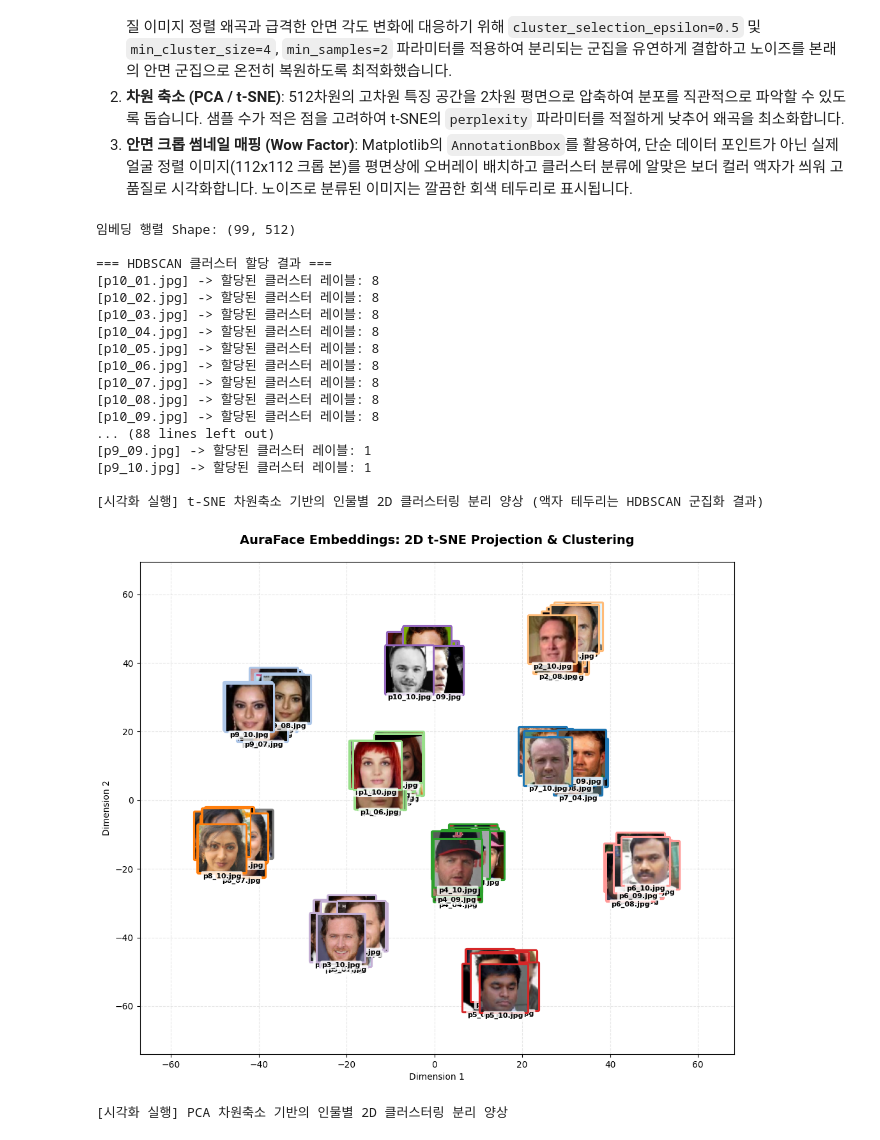
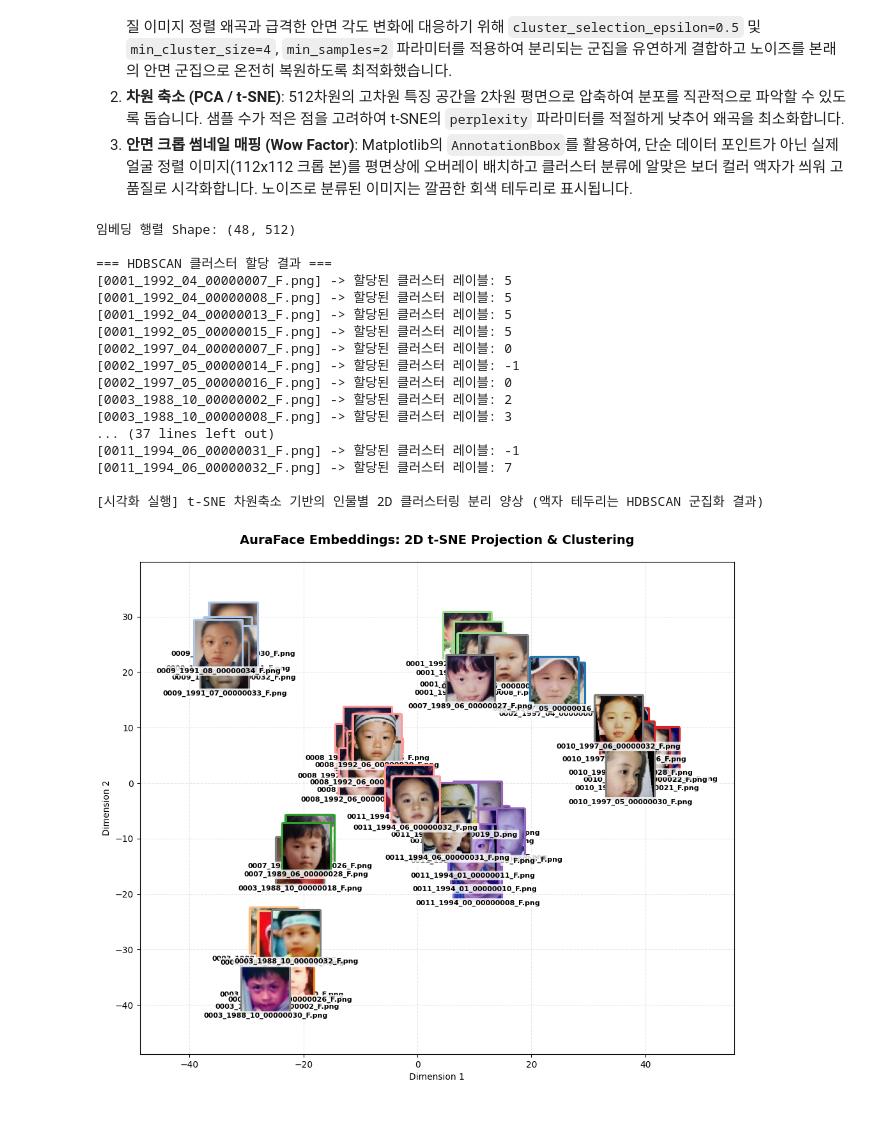
Before and after one commit to Classipic/face-detection-PoC, a Jupyter notebook: notebook/Yunet-detection.ipynb, the cells around one changed output. Drawn from its saved outputs; the diff is of its cells as text; code cells hidden in the pictures.

Commit message:
feat: Yunet-detection 파라미터 수정 및 requirements.txt 업데이트

```diff
--- a/notebook/Yunet-detection.ipynb
+++ b/notebook/Yunet-detection.ipynb
@@ -36,7 +37,7 @@ True
 # %%
 import os
 
-image_dir = "../images/different2"
+image_dir = "../images/child"
 
 image_paths = sorted([
     os.path.join(image_dir, file)
@@ -67,20 +68,37 @@ for image_path in image_paths:
 
     h, w = img.shape[:2]
 
-    # 안정적인 얼굴 영역 확보를 위해 score_threshold=0.8로 설정합니다.
+    # 너무 큰 해상도의 이미지는 YuNet이 찾지 못하므로, 적절한 사이즈로 줄여서 입력합니다.
+    max_dim = max(h, w)
+    target_max_dim = 1280
+    if max_dim > target_max_dim:
+        scale = target_max_dim / max_dim
+        input_img = cv2.resize(img, None, fx=scale, fy=scale)
+    else:
+        scale = 1.0
+        input_img = img
+
+    ih, iw = input_img.shape[:2]
+
+    # 안정적인 얼굴 영역 확보를 위해 score_threshold=0.7로 설정합니다.
     detector = cv2.FaceDetectorYN.create(
         model=model_path,
         config="",
-        input_size=(w, h),
-        score_threshold=0.8,
+        input_size=(iw, ih),
+        score_threshold=0.7,
         nms_threshold=0.3,
         top_k=5000
     )
 
-    _, faces = detector.detect(img)
+    _, faces = detector.detect(input_img)
     if faces is None or len(faces) == 0:
         print(f"얼굴이 검출되지 않았습니다: {image_path}")
         continue
+
+    # 리사이즈를 진행했다면 좌표를 원본 이미지 크기로 다시 복원
+    if scale != 1.0:
+        faces[:, 0:4] = faces[:, 0:4] / scale
+        faces[:, 4:14] = faces[:, 4:14] / scale
 
     # 신뢰도(Confidence Score) 기준 가장 매칭도가 높은 대표 얼굴 한 명을 선택
     best_face = max(faces, key=lambda f: f[14])
@@ -261,10 +279,10 @@ print("임베딩 행렬 Shape:", embeddings_array.shape)
 # - min_samples=2: 노이즈 기준을 적절히 완화하여 밀도를 탄탄하게 유지
 # - cluster_selection_epsilon=0.5: 미세한 랜드마크 왜곡이나 저화질 각도 차이로 인한 편차를 완벽히 통합하여 정확도 극대화
 hdbscan = HDBSCAN(
-    min_cluster_size=4,
+    min_cluster_size=2,          # 테스트용이므로 2장만 모여도 클러스터로 인정하게 낮춤
     min_samples=2,
     metric='euclidean',
-    cluster_selection_epsilon=0.5
+    cluster_selection_epsilon=0.7 # 코사인 유사도 약 0.5 수준까지 허용하도록 유연하게 변경
 )
 cluster_labels = hdbscan.fit_predict(embeddings_array)
 
@@ -331,48 +349,44 @@ def plot_face_clusters(coords, labels, title="Face Clustering & 2D Projection"):
             bboxprops=dict(edgecolor=border_color, lw=3, boxstyle="round,pad=0.1")
         )
         ax.add_artist(ab)
 
         # 파일명 라벨 텍스트 표기
         img_name = os.path.basename(face_data['image_path'])
         ax.text(
             coords[i, 0],
             coords[i, 1] - (coords[:, 1].max() - coords[:, 1].min()) * 0.08,
             img_name,
             ha='center',
             fontsize=8,
             fontweight='bold',
             bbox=dict(facecolor='white', alpha=0.8, edgecolor='none', boxstyle="round,pad=0.2")
         )
 
     plt.title(title, fontsize=14, fontweight='bold', pad=20)
     plt.xlabel("Dimension 1", fontsize=10)
     plt.ylabel("Dimension 2", fontsize=10)
     plt.grid(True, linestyle='--', alpha=0.3)
     plt.show()
 
 # 5. t-SNE 및 PCA 기반 최종 오버레이 2D 플로팅 실행
 print("\n[시각화 실행] t-SNE 차원축소 기반의 인물별 2D 클러스터링 분리 양상 (액자 테두리는 HDBSCAN 군집화 결과)")
 plot_face_clusters(embeddings_tsne, cluster_labels, title="AuraFace Embeddings: 2D t-SNE Projection & Clustering")
-
-print("\n[시각화 실행] PCA 차원축소 기반의 인물별 2D 클러스터링 분리 양상")
-plot_face_clusters(embeddings_pca, cluster_labels, title="AuraFace Embeddings: 2D PCA Projection & Clustering")
 # %% [output]
-임베딩 행렬 Shape: (99, 512)
+임베딩 행렬 Shape: (48, 512)
 
 === HDBSCAN 클러스터 할당 결과 ===
-[p10_01.jpg] -> 할당된 클러스터 레이블: 8
-[p10_02.jpg] -> 할당된 클러스터 레이블: 8
-[p10_03.jpg] -> 할당된 클러스터 레이블: 8
-[p10_04.jpg] -> 할당된 클러스터 레이블: 8
-[p10_05.jpg] -> 할당된 클러스터 레이블: 8
-[p10_06.jpg] -> 할당된 클러스터 레이블: 8
-[p10_07.jpg] -> 할당된 클러스터 레이블: 8
-[p10_08.jpg] -> 할당된 클러스터 레이블: 8
-[p10_09.jpg] -> 할당된 클러스터 레이블: 8
-... (88 lines left out)
-[p9_09.jpg] -> 할당된 클러스터 레이블: 1
-[p9_10.jpg] -> 할당된 클러스터 레이블: 1
+[0001_1992_04_00000007_F.png] -> 할당된 클러스터 레이블: 5
+[0001_1992_04_00000008_F.png] -> 할당된 클러스터 레이블: 5
+[0001_1992_04_00000013_F.png] -> 할당된 클러스터 레이블: 5
+[0001_1992_05_00000015_F.png] -> 할당된 클러스터 레이블: 5
+[0002_1997_04_00000007_F.png] -> 할당된 클러스터 레이블: 0
+[0002_1997_05_00000014_F.png] -> 할당된 클러스터 레이블: -1
+[0002_1997_05_00000016_F.png] -> 할당된 클러스터 레이블: 0
+[0003_1988_10_00000002_F.png] -> 할당된 클러스터 레이블: 2
+[0003_1988_10_00000008_F.png] -> 할당된 클러스터 레이블: 3
+... (37 lines left out)
+[0011_1994_06_00000031_F.png] -> 할당된 클러스터 레이블: -1
+[0011_1994_06_00000032_F.png] -> 할당된 클러스터 레이블: 7
 
 [시각화 실행] t-SNE 차원축소 기반의 인물별 2D 클러스터링 분리 양상 (액자 테두리는 HDBSCAN 군집화 결과)
-[figure, old version]
+[figure, new version]
-[시각화 실행] PCA 차원축소 기반의 인물별 2D 클러스터링 분리 양상
```
Also changed, not shown: parts of 7 cells of this notebook, 1 other file.
